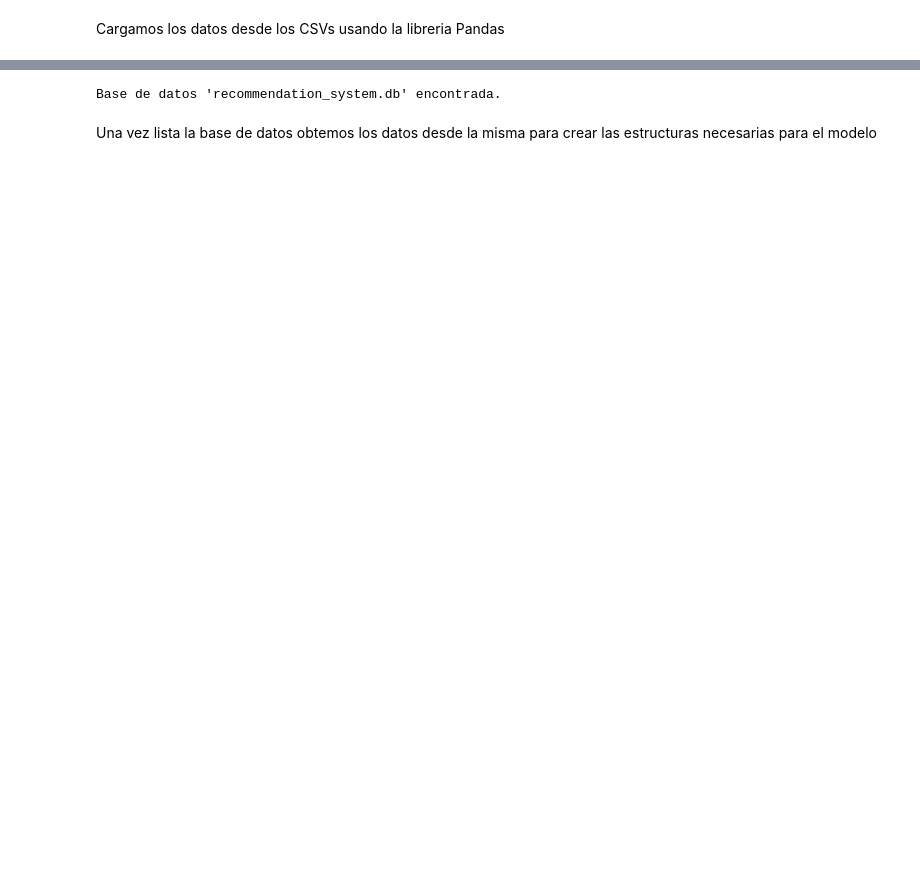
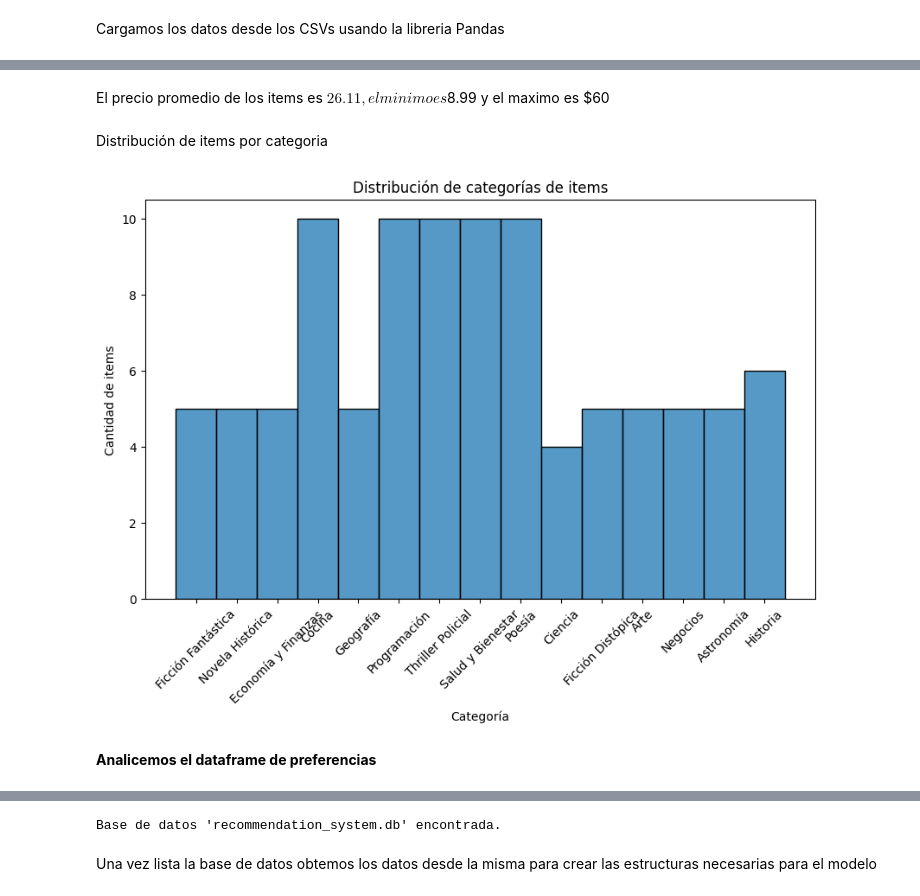
Before and after one commit to EmmaDavezac/Sistema-Recomendador-Ciencia-De-Datos, a Jupyter notebook: Desarrollo CRISP-DM.ipynb, the cells around one changed output, grey strips where cells are left out. Drawn from its saved outputs; the diff is of its cells as text; code cells hidden in the pictures; blank space fills up the shorter version.

```diff
--- a/Desarrollo CRISP-DM.ipynb
+++ b/Desarrollo CRISP-DM.ipynb
@@ -141,0 +228,18 @@ Preprocesamos los atributos de USERS
+# %% [markdown]
+El precio promedio de los items es $26.11, el minimo es $8.99 y el maximo es $60
+# %% [markdown]
+Distribución de items por categoria
+# %%
+import matplotlib.pyplot as plt
+import seaborn as sns
+plt.figure(figsize=(10, 6))
+sns.histplot(items_df['category'], bins=30, kde=False)
+plt.title('Distribución de categorías de items')
+plt.xlabel('Categoría')
+plt.ylabel('Cantidad de items')
+plt.xticks(rotation=45)
+plt.show()
+# %% [output]
+[figure, added]
+# %% [markdown]
+**Analicemos el dataframe de preferencias**
```
Also changed, not shown: parts of 78 cells of this notebook, 6 other files.
